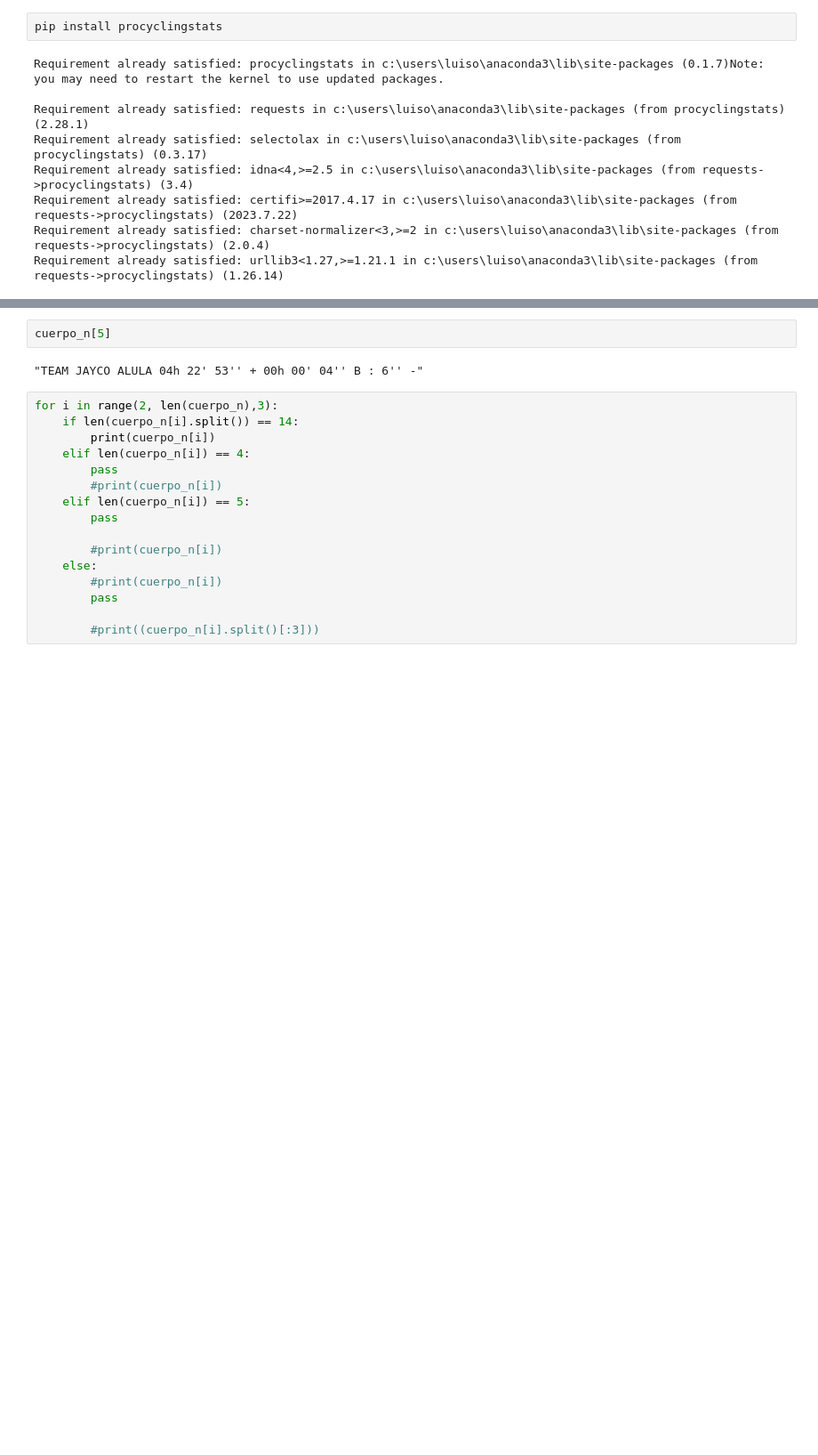
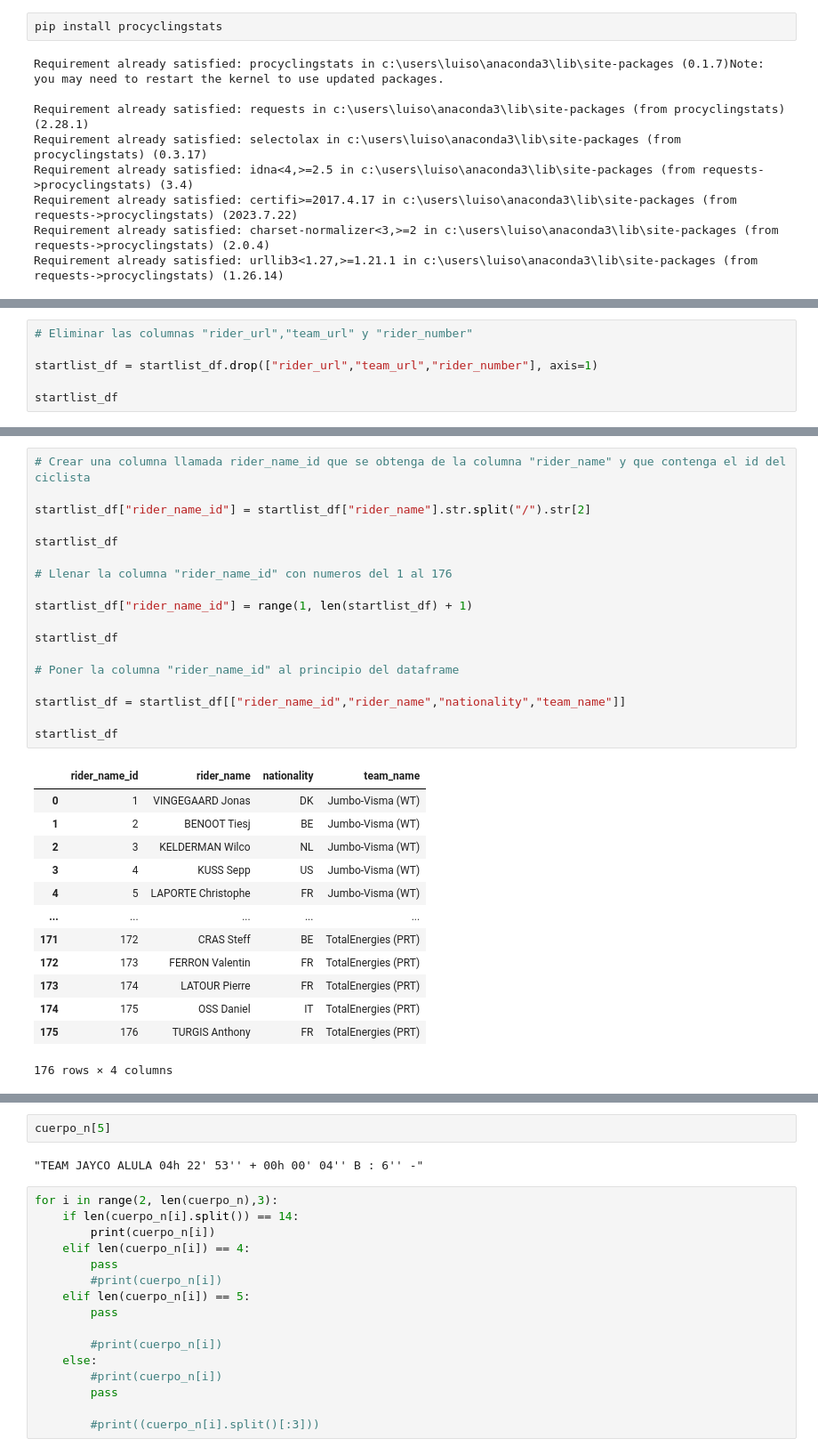
Before and after one commit to luisgh87/w4-project_ETL, a Jupyter notebook: le_grande_boucle.ipynb, the cells around one changed output, grey strips where cells are left out. Shown at 89% size. Cells and saved outputs as stored; diff of their text form; blank space fills up the shorter version.

```diff
--- a/le_grande_boucle.ipynb
+++ b/le_grande_boucle.ipynb
@@ -35,0 +56,6 @@ len(tour_de_france)
+# %%
+# Eliminar las columnas "rider_url","team_url" y "rider_number"
+
+startlist_df = startlist_df.drop(["rider_url","team_url","rider_number"], axis=1)
+
+startlist_df
@@ -36 +76,33 @@ len(tour_de_france)
+# %%
+# Crear una columna llamada rider_name_id que se obtenga de la columna "rider_name" y que contenga el id del ciclista
+
+startlist_df["rider_name_id"] = startlist_df["rider_name"].str.split("/").str[2]
+
+startlist_df
+
+# Llenar la columna "rider_name_id" con numeros del 1 al 176
+
+startlist_df["rider_name_id"] = range(1, len(startlist_df) + 1)
+
+startlist_df
+
+# Poner la columna "rider_name_id" al principio del dataframe
+
+startlist_df = startlist_df[["rider_name_id","rider_name","nationality","team_name"]]
+
+startlist_df
+# %% [output]
+|  | rider_name_id | rider_name | nationality | team_name |
+| 0 | 1 | VINGEGAARD Jonas | DK | Jumbo-Visma (WT) |
+| 1 | 2 | BENOOT Tiesj | BE | Jumbo-Visma (WT) |
+| 2 | 3 | KELDERMAN Wilco | NL | Jumbo-Visma (WT) |
+| 3 | 4 | KUSS Sepp | US | Jumbo-Visma (WT) |
+| 4 | 5 | LAPORTE Christophe | FR | Jumbo-Visma (WT) |
+| ... | ... | ... | ... | ... |
+| 171 | 172 | CRAS Steff | BE | TotalEnergies (PRT) |
+| 172 | 173 | FERRON Valentin | FR | TotalEnergies (PRT) |
+| 173 | 174 | LATOUR Pierre | FR | TotalEnergies (PRT) |
+| 174 | 175 | OSS Daniel | IT | TotalEnergies (PRT) |
+| 175 | 176 | TURGIS Anthony | FR | TotalEnergies (PRT) |
+176 rows × 4 columns
 # %%
```
Also changed, not shown: parts of 26 cells of this notebook, 7 other files.
